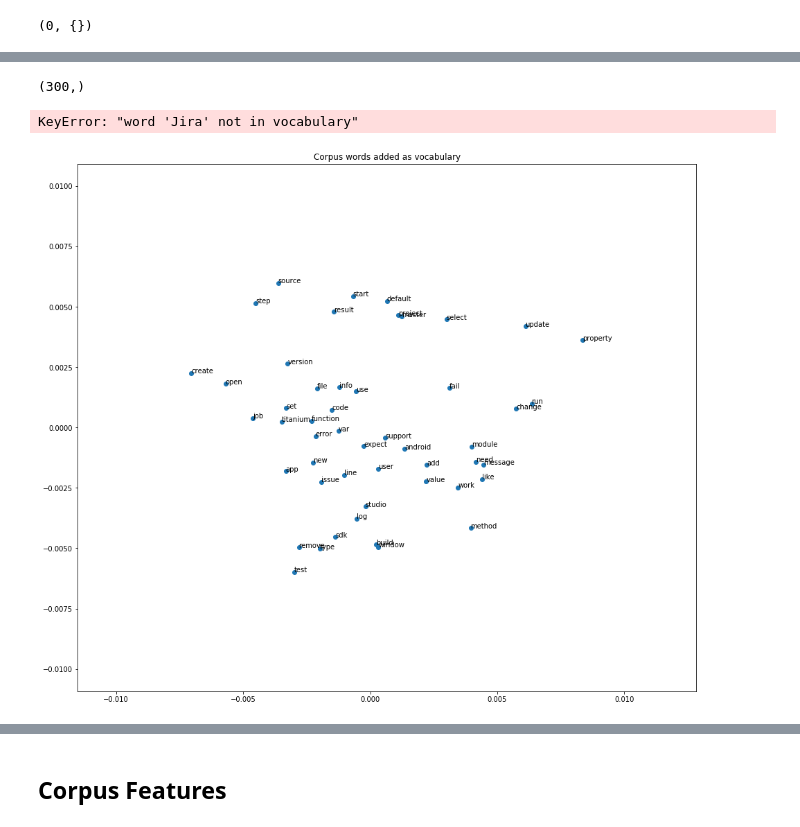
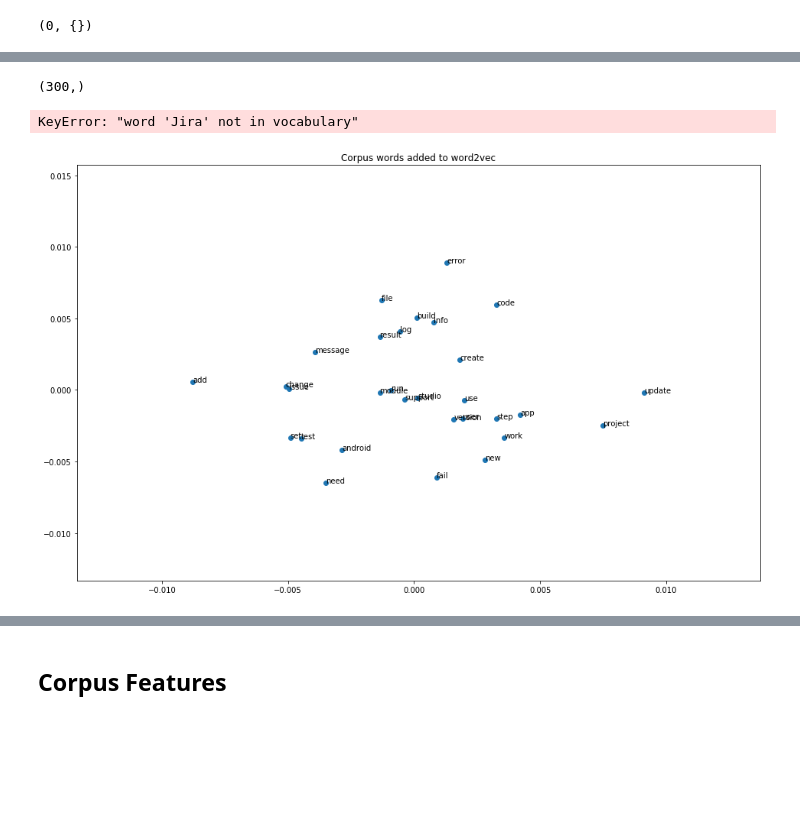
Before and after one commit to Knarik1/NLP_Research_1, a Jupyter notebook: Word2vec_Fine_Tuning.ipynb, the cells around one changed output, grey strips where cells are left out. Drawn from its saved outputs; the diff is of its cells as text; code cells hidden in the pictures; blank space fills up the shorter version.

```diff
--- a/Word2vec_Fine_Tuning.ipynb
+++ b/Word2vec_Fine_Tuning.ipynb
@@ -121,7 +121,7 @@ in common words count in vocabulary and pre-trained model 10037
 # %%
 # get most common words list from our vocabulary
 corpus_as_words = [token for doc in corpus for token in doc]
-most_common_items = nltk.FreqDist(corpus_as_words).most_common(50)
+most_common_items = nltk.FreqDist(corpus_as_words).most_common(30)
 most_common_items[:5]
 # %% [output]
 [('code', 9914),
@@ -179,25 +182,27 @@ model_2.corpus_count, len(model_2.wv.vocab), model_2.wv.vocab
   ...})
-# %%
-model_2['jira'].shape
-# %% [output]
-(300,)
-# %%
-model_2['Jira'].shape
-# %% [output]
-KeyError: "word 'Jira' not in vocabulary"
+# %%
+#check, should exist as 300 dim vector
+model_2['jira'].shape
+# %% [output]
+(300,)
+# %%
+#check, shouldn't exist, KeyError
+model_2['Jira'].shape
+# %% [output]
+KeyError: "word 'Jira' not in vocabulary"
 # %%
 X_2 = [model_2[key] for key in most_common]
 
 # fit a 2d PCA model to the vectors
-pca = PCA(n_components=2)
-result = pca.fit_transform(X_2)
+pca_2 = PCA(n_components=2)
+result_2 = pca_2.fit_transform(X_2)
 # create a scatter plot of the projection
-plt.figure(figsize=(16,14))
-plt.title('Corpus words added as vocabulary')
-plt.scatter(result[:, 0], result[:, 1], )
+plt.figure(figsize=(16,10))
+plt.title('Corpus words added to word2vec')
+plt.scatter(result_2[:, 0], result_2[:, 1], )
 for i, word in enumerate(most_common):
-    plt.annotate(word, xy=(result[i, 0], result[i, 1]))
+    plt.annotate(word, xy=(result_2[i, 0], result_2[i, 1]))
 
 plt.show();
 # %% [output]
-[figure, old version]
+[figure, new version]
```
Also changed, not shown: parts of 33 cells of this notebook, 5 other files.
